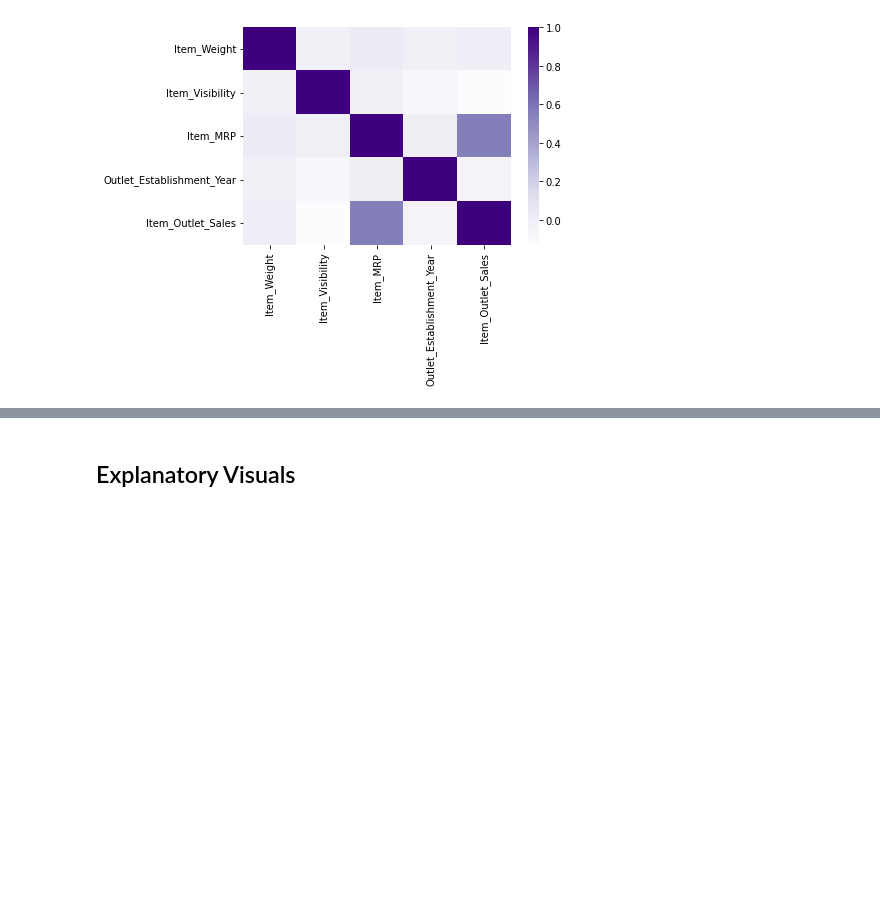
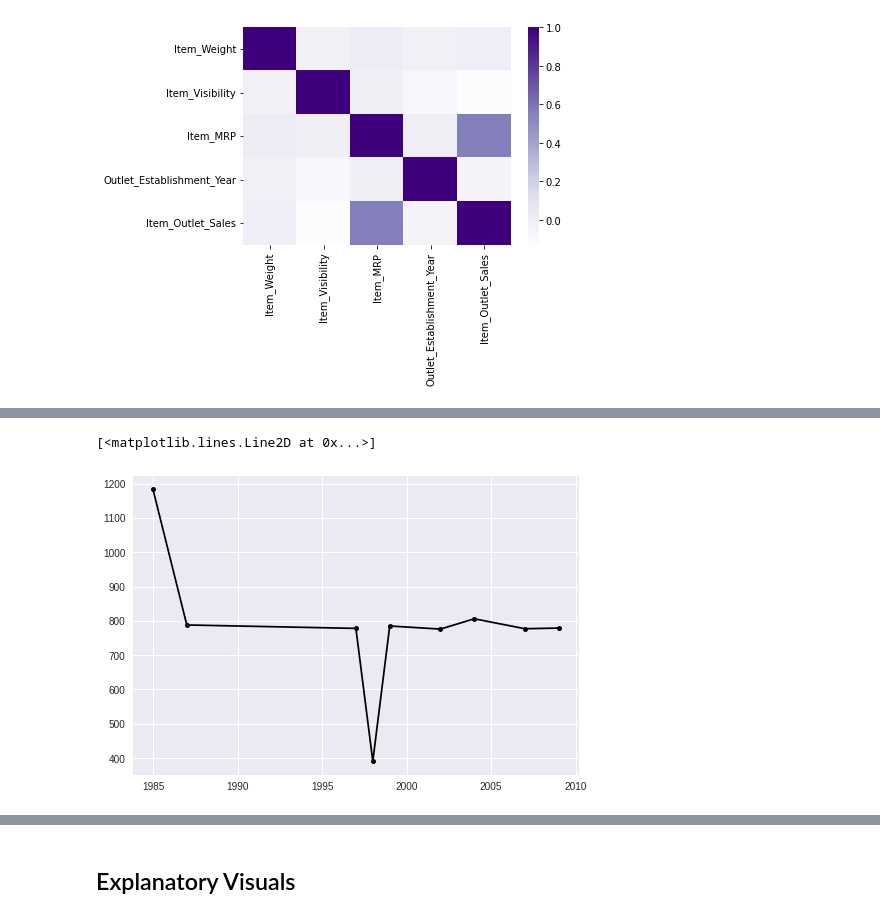
Before and after one commit to Lazuli98/ProjectOne, a Jupyter notebook: Copy_of_ProjectOne2.ipynb, the cells around one changed output, grey strips where cells are left out. Drawn from its saved outputs; the diff is of its cells as text; code cells hidden in the pictures; blank space fills up the shorter version.

```diff
--- a/Copy_of_ProjectOne2.ipynb
+++ b/Copy_of_ProjectOne2.ipynb
@@ -262,0 +334,5 @@ sns.heatmap(corr, cmap = 'Purples')
+# %%
+plt.plot(outletyear, outletsales,c = '#000000', marker = '.', markersize = 10)
+# %% [output]
+[<matplotlib.lines.Line2D at 0x...>]
+[figure, added]
```
Also changed, not shown: parts of 10 cells of this notebook.
